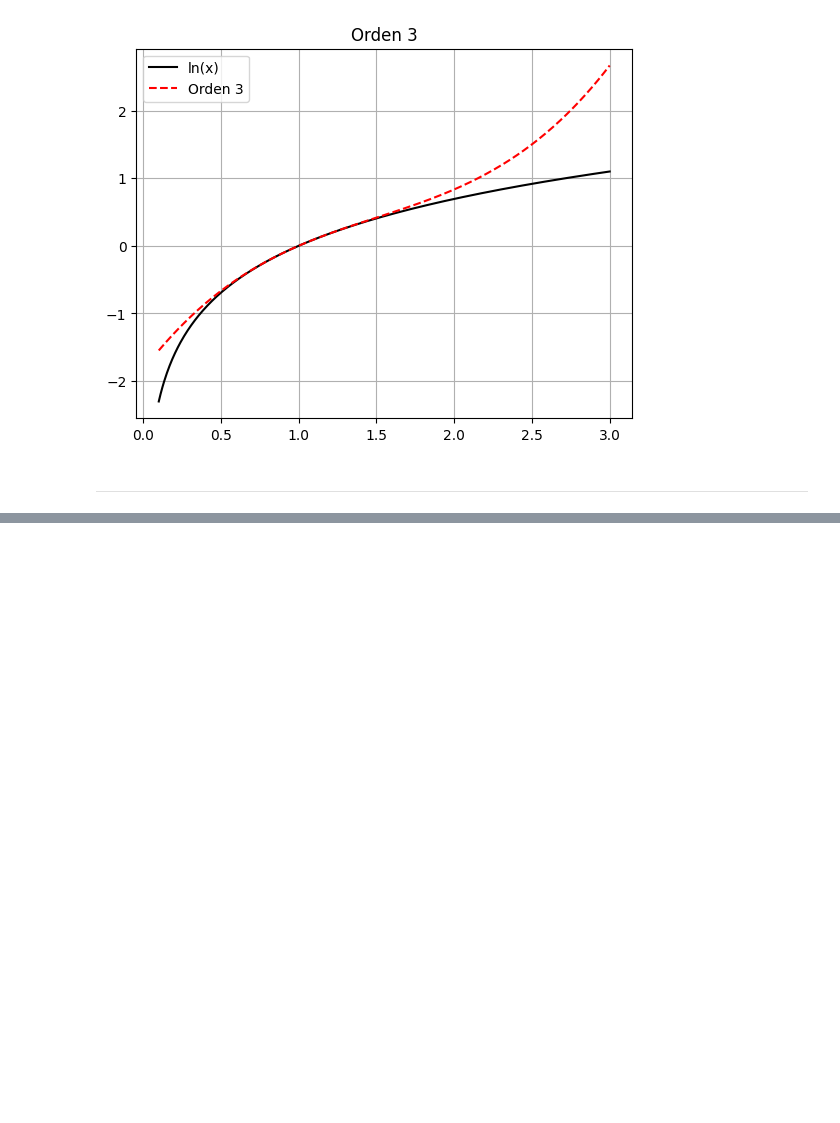
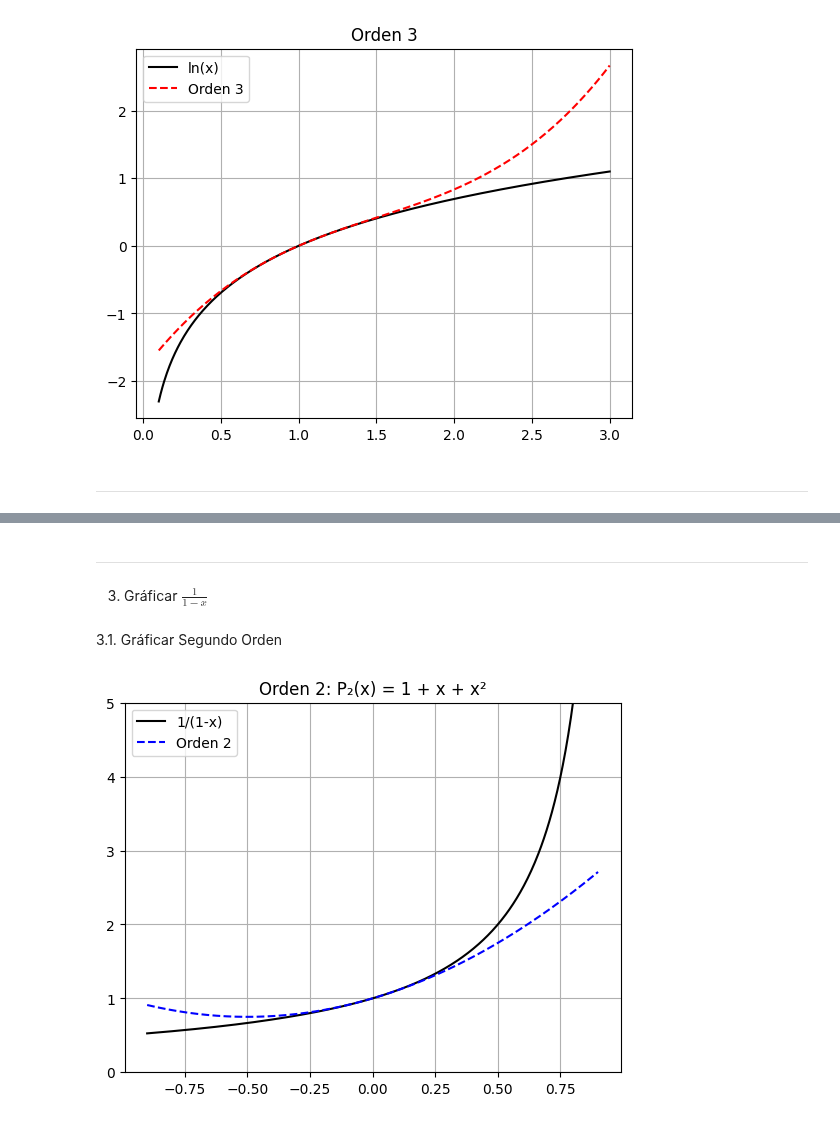
Before and after one commit to Aizel-shadow/Metodos_Numericos-, a Jupyter notebook: TALLERES/Taller03.ipynb, the cells around one changed output, grey strips where cells are left out. Saved outputs shown, nothing was run; the diff lists cells and outputs as text; code cells hidden in the pictures; blank space fills up the shorter version.

```diff
--- a/TALLERES/Taller03.ipynb
+++ b/TALLERES/Taller03.ipynb
@@ -93,0 +136,23 @@ x = np.linspace(-2*np.pi, 2*np.pi, 500)
+# %% [markdown]
+---
+# %% [markdown]
+3. Gráficar $\frac{1}{1-x}$
+# %% [markdown]
+3.1. Gráficar Segundo Orden
+# %%
+import numpy as np
+import matplotlib.pyplot as plt
+
+x = np.linspace(-0.9, 0.9, 500)
+
+# ORDEN 2
+plt.figure()
+plt.plot(x, 1/(1-x), 'k-', label='1/(1-x)')
+plt.plot(x, 1 + x + x**2, 'b--', label='Orden 2')
+plt.grid(True)
+plt.legend()
+plt.title('Orden 2: P₂(x) = 1 + x + x²')
+plt.ylim(0, 5)
+plt.show()
+# %% [output]
+[figure, added]
```
Also changed, not shown: parts of 17 cells of this notebook.
